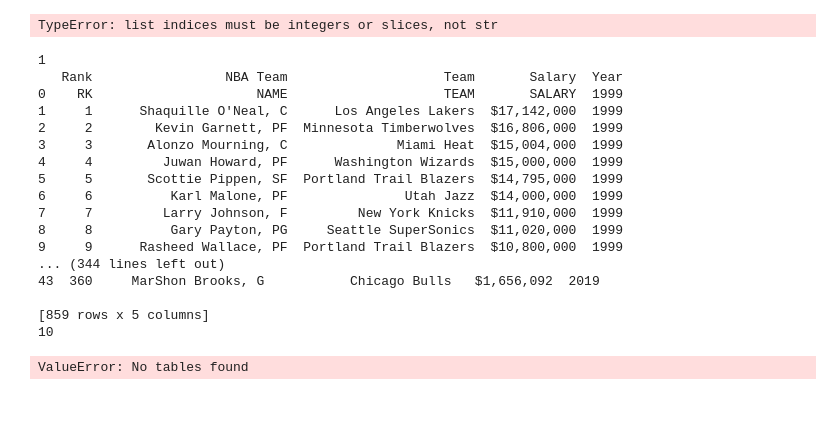
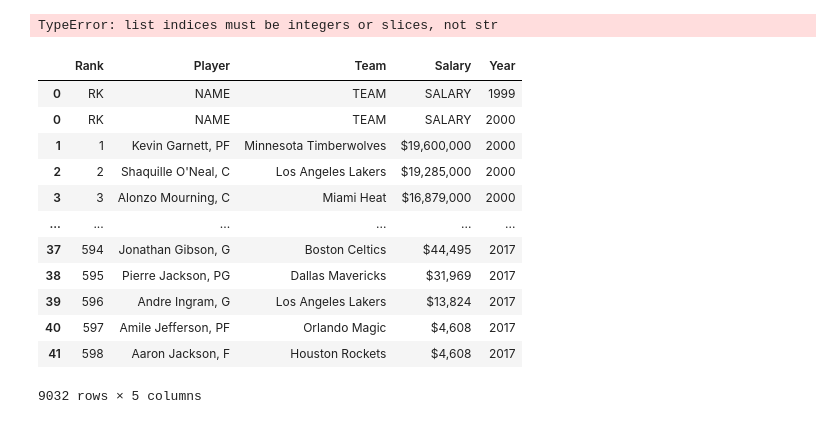
Before and after one commit to chas3stockwell/College-Basketball-Success, a Jupyter notebook: Tutorial Notebook - Extrapolating Success from Basketball Players using On-Court Data 2000-2019.ipynb, the cells around one changed output. Cells and saved outputs as stored; diff of their text form; code cells hidden in the pictures.

```diff
--- a/Tutorial Notebook - Extrapolating Success from Basketball Players using On-Court Data 2000-2019.ipynb
+++ b/Tutorial Notebook - Extrapolating Success from Basketball Players using On-Court Data 2000-2019.ipynb
@@ -437,9 +437,9 @@ team_salaries = []
 index = 0
 
 
-while starting < 2018:
+while starting < 2019:
 
-    for pages in range(1, 13):
+    for pages in range(1, 16):
     #http://www.espn.com/nba/salaries/_/year/2000
         request = "http://www.espn.com/nba/salaries/_/year/{}/page/{}".format(str(starting+1), str(pages) )
         r = requests.get(request)
@@ -454,62 +454,59 @@ while starting < 2018:
 
 
         #6. Use find() to save the aforementioned table as a variable
-        print(pages)
+
         salary_table = root.find('table')            	# Find a the tables.
 
 
 
         #7. Use pandas to read the HTML file
-        df_salary = pd.read_html(str(salary_table) )
+        if salary_table is None:
+            continue
+        else:
+            df_salary = pd.read_html(str(salary_table) )
 
 
         if starting == 1999:
             team_salaries = df_salary[0]
 
         #8 Set reasonable names for the table columns. Also adds the year of the dataset.
-            team_salaries.columns = ['Rank', 'NBA Team', 'Team', 'Salary']
+            team_salaries.columns = ['Rank', 'Player', 'Team', 'Salary']
         #yr = []
         #for i in range(len(team_salaries.index)):
             #yr.append(starting)
             team_salaries['Year'] = starting
 
         else:
         #print('bingo')
             team_salaries2 = df_salary[0]
 
     #8 Set reasonable names for the table columns. Also adds the year of the dataset.
-            team_salaries2.columns = ['Rank', 'NBA Team', 'Team', 'Salary']
+            team_salaries2.columns = ['Rank', 'Player', 'Team', 'Salary']
         #yr = []
         #for i in range(len(team_salaries2.index)):
             #yr.append(starting)
             team_salaries2['Year'] = starting
         #print(team_salaries2.head(10))
 
             team_salaries = pd.concat([team_salaries, team_salaries2])
 
-        starting = starting + 1
+    starting = starting + 1
 
-        print(team_salaries)
 #We now have our working dataframe that we will use for the NBA salaries. It is tidied up now, because the year has been merged into a separate variable
 #and the data now grows vertically instead of horizontally.
 
 team_salaries
 # %% [output]
+|  | Rank | Player | Team | Salary | Year |
+| 0 | RK | NAME | TEAM | SALARY | 1999 |
+| 0 | RK | NAME | TEAM | SALARY | 2000 |
+| 1 | 1 | Kevin Garnett, PF | Minnesota Timberwolves | $19,600,000 | 2000 |
+| 2 | 2 | Shaquille O'Neal, C | Los Angeles Lakers | $19,285,000 | 2000 |
+| 3 | 3 | Alonzo Mourning, C | Miami Heat | $16,879,000 | 2000 |
+| ... | ... | ... | ... | ... | ... |
+| 37 | 594 | Jonathan Gibson, G | Boston Celtics | $44,495 | 2017 |
+| 38 | 595 | Pierre Jackson, PG | Dallas Mavericks | $31,969 | 2017 |
+| 39 | 596 | Andre Ingram, G | Los Angeles Lakers | $13,824 | 2017 |
+| 40 | 597 | Amile Jefferson, PF | Orlando Magic | $4,608 | 2017 |
+| 41 | 598 | Aaron Jackson, F | Houston Rockets | $4,608 | 2017 |
-1
-   Rank                 NBA Team                    Team       Salary  Year
-0    RK                     NAME                    TEAM       SALARY  1999
-1     1      Shaquille O'Neal, C      Los Angeles Lakers  $17,142,000  1999
-2     2        Kevin Garnett, PF  Minnesota Timberwolves  $16,806,000  1999
-3     3       Alonzo Mourning, C              Miami Heat  $15,004,000  1999
-4     4         Juwan Howard, PF      Washington Wizards  $15,000,000  1999
-5     5       Scottie Pippen, SF  Portland Trail Blazers  $14,795,000  1999
-6     6          Karl Malone, PF               Utah Jazz  $14,000,000  1999
-7     7         Larry Johnson, F         New York Knicks  $11,910,000  1999
-8     8          Gary Payton, PG     Seattle SuperSonics  $11,020,000  1999
-9     9      Rasheed Wallace, PF  Portland Trail Blazers  $10,800,000  1999
-... (344 lines left out)
-43  360     MarShon Brooks, G           Chicago Bulls   $1,656,092  2019
-
-[859 rows x 5 columns]
-10
+9032 rows × 5 columns
-ValueError: No tables found
```
Also changed, not shown: parts of 3 cells of this notebook.
